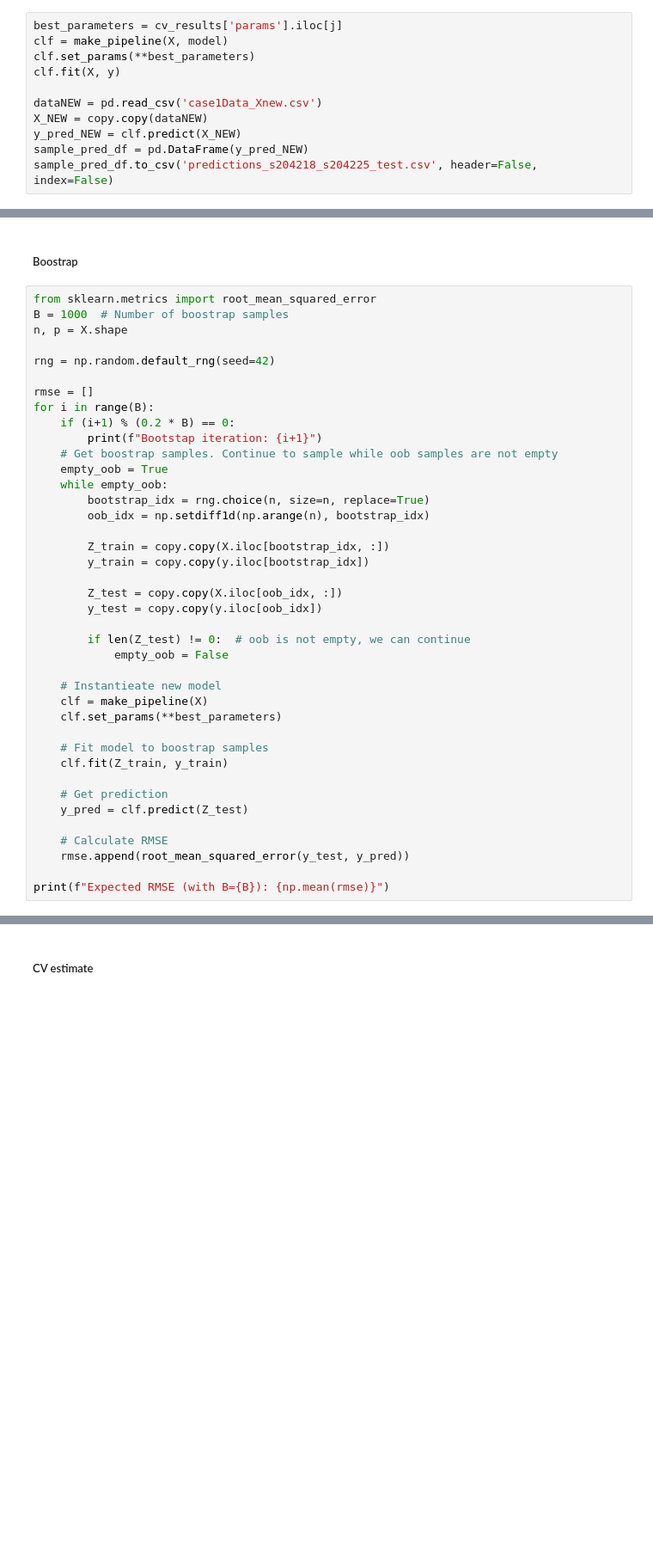
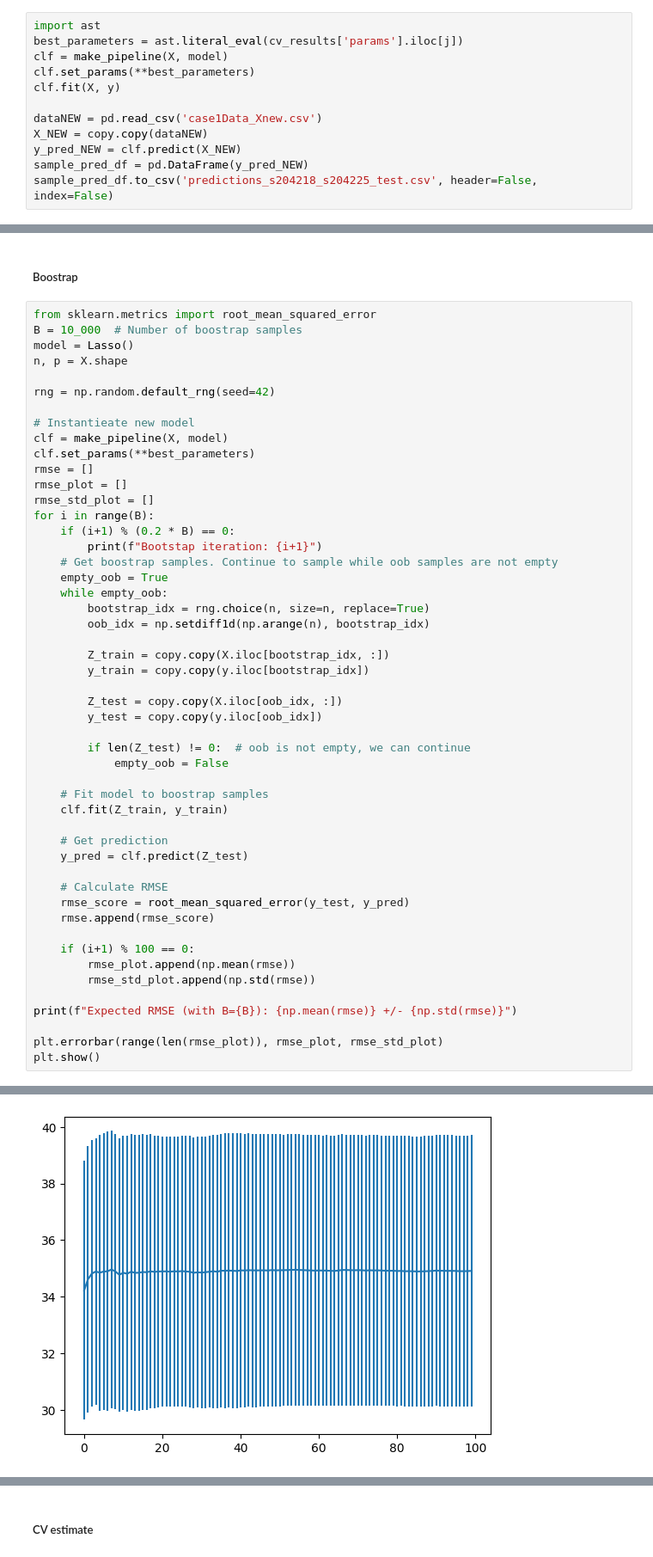
Before and after one commit to viktorseba/CDA, a Jupyter notebook: Case1/project.ipynb, the cells around one changed output, grey strips where cells are left out. Shown: that part at 86% size. Saved outputs shown, nothing was run; the diff lists cells and outputs as text; blank space fills up the shorter version.

```diff
--- a/Case1/project.ipynb
+++ b/Case1/project.ipynb
@@ -1032,7 +1307,8 @@ CV alpha with 1-std-rule 8.00
 # %% [markdown]
 #### Predict test set
 # %%
-best_parameters = cv_results['params'].iloc[j]
+import ast
+best_parameters = ast.literal_eval(cv_results['params'].iloc[j])
 clf = make_pipeline(X, model)
 clf.set_params(**best_parameters)
 clf.fit(X, y)
@@ -1091,12 +1356,18 @@ array([ 8, 77, 65, 43, 43, 85,  8, 69, 20,  9, 52, 97, 73, 76, 71, 78, 51,
 ##### Boostrap
 # %%
 from sklearn.metrics import root_mean_squared_error
-B = 1000  # Number of boostrap samples
+B = 10_000  # Number of boostrap samples
+model = Lasso()
 n, p = X.shape
 
 rng = np.random.default_rng(seed=42)
 
+# Instantieate new model
+clf = make_pipeline(X, model)
+clf.set_params(**best_parameters)
 rmse = []
+rmse_plot = []
+rmse_std_plot = []
 for i in range(B):
     if (i+1) % (0.2 * B) == 0:
         print(f"Bootstap iteration: {i+1}")
@@ -1115,10 +1386,6 @@ for i in range(B):
         if len(Z_test) != 0:  # oob is not empty, we can continue
             empty_oob = False
 
-    # Instantieate new model
-    clf = make_pipeline(X)
-    clf.set_params(**best_parameters)
-
     # Fit model to boostrap samples
     clf.fit(Z_train, y_train)
 
@@ -1126,7 +1393,15 @@ for i in range(B):
     y_pred = clf.predict(Z_test)
 
     # Calculate RMSE
-    rmse.append(root_mean_squared_error(y_test, y_pred))
+    rmse_score = root_mean_squared_error(y_test, y_pred)
+    rmse.append(rmse_score)
 
-print(f"Expected RMSE (with B={B}): {np.mean(rmse)}")
+    if (i+1) % 100 == 0:
+        rmse_plot.append(np.mean(rmse))
+        rmse_std_plot.append(np.std(rmse))
+
+print(f"Expected RMSE (with B={B}): {np.mean(rmse)} +/- {np.std(rmse)}")
+
+plt.errorbar(range(len(rmse_plot)), rmse_plot, rmse_std_plot)
+plt.show()
 # %% [output]
@@ -1138,0 +1414 @@ Expected RMSE (with B=1000): 33.52082314710212
+[figure, added]
```
Also changed, not shown: parts of 40 cells of this notebook.
